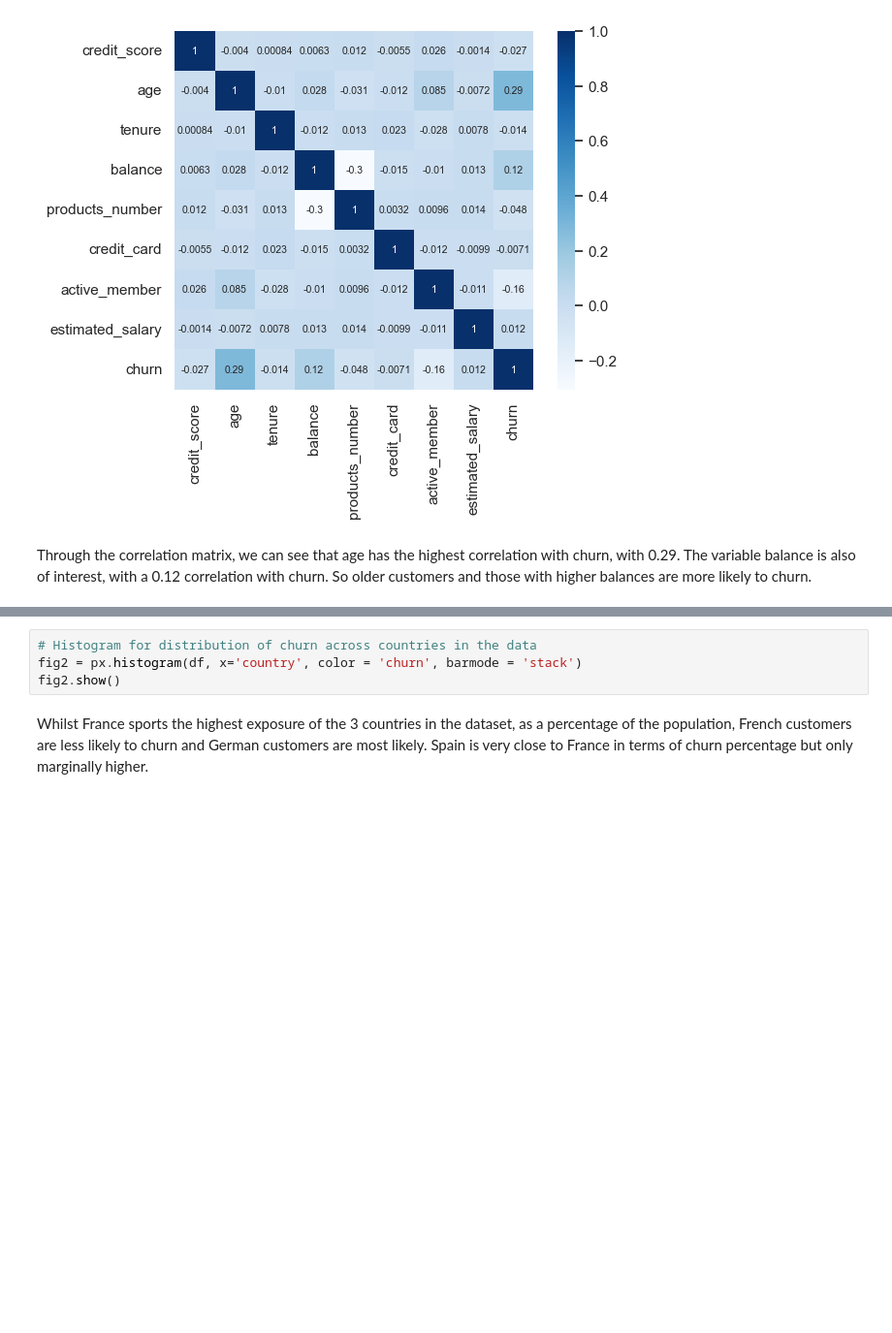
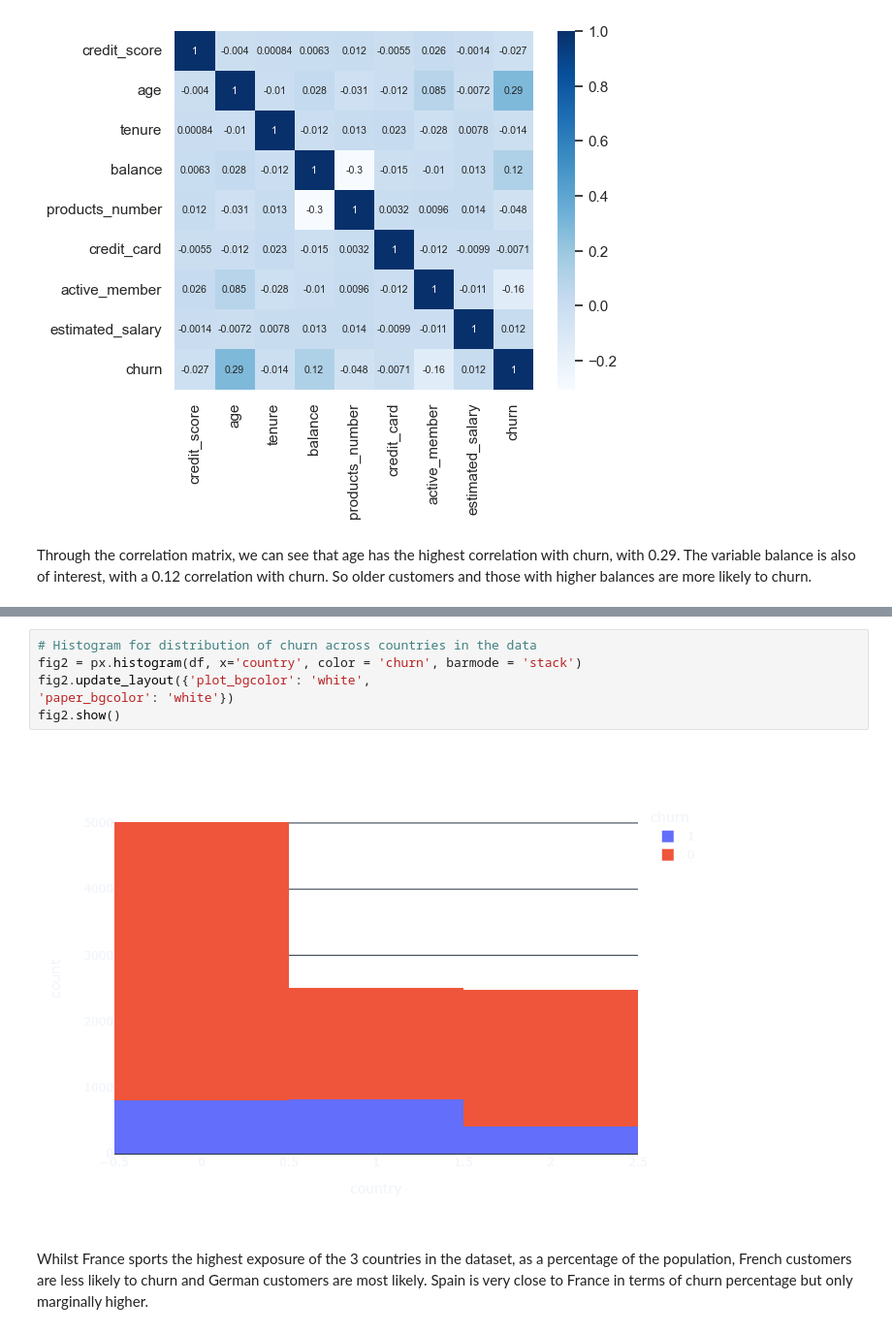
Before and after one commit to adampick99/bank-churn-project, a Jupyter notebook: bank-churn-project.ipynb, the cells around one changed output, grey strips where cells are left out. Shown: that part at 97% size. Saved outputs shown, nothing was run; the diff lists cells and outputs as text; blank space fills up the shorter version.

```diff
--- a/bank-churn-project.ipynb
+++ b/bank-churn-project.ipynb
@@ -179,7 +183,11 @@ fig1.show()
 # %%
 # Histogram for distribution of churn across countries in the data
 fig2 = px.histogram(df, x='country', color = 'churn', barmode = 'stack')
+fig2.update_layout({'plot_bgcolor': 'white',
+'paper_bgcolor': 'white'})
 fig2.show()
+# %% [output]
+[figure, added]
 # %% [markdown]
 Whilst France sports the highest exposure of the 3 countries in the dataset, as a percentage of the population, French customers are less likely to churn and German customers are most likely. Spain is very close to France in terms of churn percentage but only marginally higher.
 # %%
```
Also changed, not shown: parts of 3 cells of this notebook.
